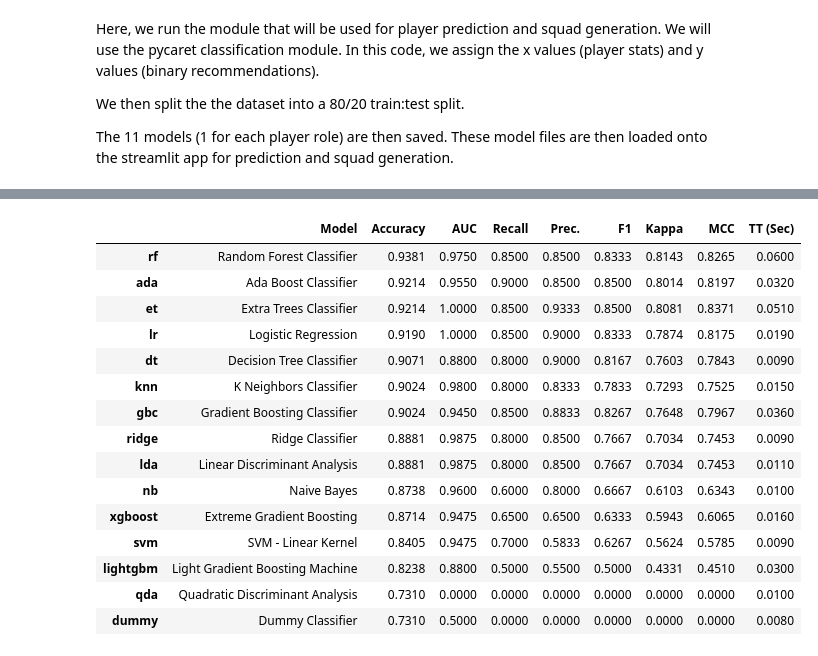
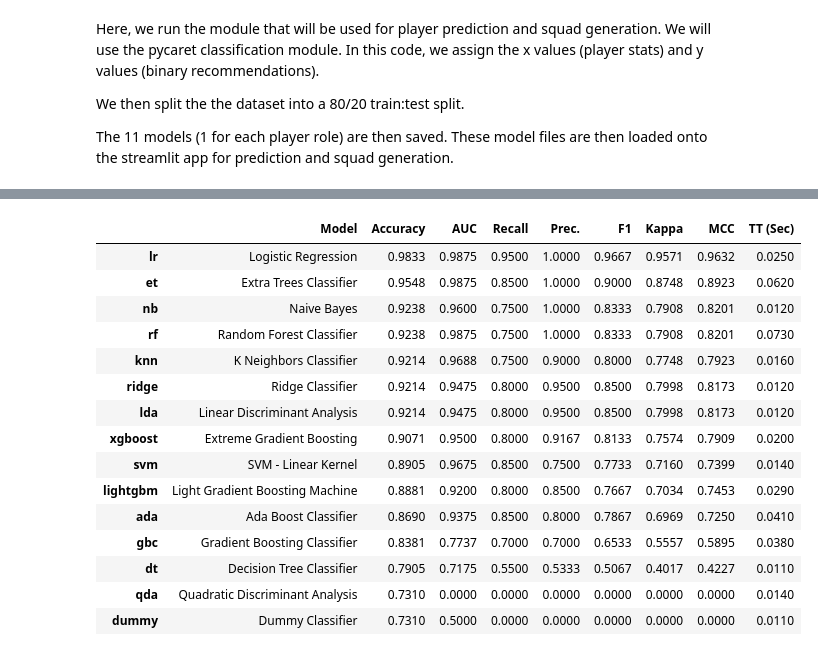
Before and after one commit to jaedenlowe/Goal-2030, a Jupyter notebook: 3. Final Model/02-modelling.ipynb, the cells around one changed output, grey strips where cells are left out. Drawn from its saved outputs; the diff is of its cells as text; code cells hidden in the pictures.

```diff
--- a/3. Final Model/02-modelling.ipynb
+++ b/3. Final Model/02-modelling.ipynb
@@ -9,12 +16,12 @@ The 11 models (1 for each player role) are then saved. These model files are the
 # %%
 import pandas as pd
 from pycaret.classification import setup, compare_models, predict_model, load_model, finalize_model, save_model, pull
-from sklearn.metrics import accuracy_score
+from sklearn.metrics import accuracy_score, f1_score
 from sklearn.model_selection import train_test_split
 import joblib
 
 # Load the CSV file into a DataFrame
-df = pd.read_csv('players_df_sin_reco.csv')
+df = pd.read_csv('../data/players_df_sin_reco.csv')
 
 # Assuming the last columns are the target labels and the rest are features
 X = df.iloc[:, 6:20]  # Select columns 7 to 20 (0-based index: 6 to 19)
@@ -27,7 +34,7 @@ X_train, X_test, y_train, y_test = train_test_split(X, y, test_size=0.2, random_
 target_columns = y.columns
 
 # Create an empty DataFrame to store results
-results_df = pd.DataFrame(columns=['target', 'accuracy'])
+results_df = pd.DataFrame(columns=['target', 'train_accuracy', 'test_accuracy', 'train_f1', 'test_f1', 'TT'])
 
 for target in target_columns:
     X_target_train = X_train.copy()
@@ -37,25 +44,73 @@ for target in target_columns:
     df_target = pd.concat([X_target_train, y_target_train], axis=1)
 
     # Setup PyCaret environment
-    clf = setup(data=df_target, target=target)
+    clf = setup(data=df_target, target=target, session_id=42)
 
     # Compare different models
     best_model = compare_models()
+
+    # Get the original results from compare_models, which includes 'TT'
+    compare_results = pull()
+
+    # Mapping from scikit-learn class names to PyCaret's model names
+    model_name_mapping = {
+        'LogisticRegression': 'Logistic Regression',
+        'KNeighborsClassifier': 'K Neighbors Classifier',
+        'DecisionTreeClassifier': 'Decision Tree Classifier',
+        'RidgeClassifier': 'Ridge Classifier',
+        'AdaBoostClassifier': 'Ada Boost Classifier',
+        'GradientBoostingClassifier': 'Gradient Boosting Classifier',
+        'LinearDiscriminantAnalysis': 'Linear Discriminant Analysis',
+        'ExtraTreesClassifier': 'Extra Trees Classifier',
+        'XGBClassifier': 'Extreme Gradient Boosting',
+        'GaussianNB': 'Naive Bayes',
+        'SVC': 'SVM - Linear Kernel',
+        'RandomForestClassifier': 'Random Forest Classifier',
+        'LGBMClassifier': 'Light Gradient Boosting Machine',
+        'QuadraticDiscriminantAnalysis': 'Quadratic Discriminant Analysis',
+        'DummyClassifier': 'Dummy Classifier'
+    }
+
+    # Extract the model name
+    model_name = type(best_model).__name__
+    pycaret_model_name = model_name_mapping.get(model_name)
+
+    # Extract testing time (TT) from compare_models results by matching the PyCaret model name
+    if pycaret_model_name:
+        testing_time_row = compare_results[compare_results['Model'] == pycaret_model_name]
+        if not testing_time_row.empty:
+            testing_time = testing_time_row['TT (Sec)'].values[0]
+        else:
+            print(f"No match found for model {pycaret_model_name} in compare_results.")
+            testing_time = None
+    else:
+        print(f"No mapping found for model {model_name}.")
+        testing_time = None
 
     # Finalize the best model
     final_model = finalize_model(best_model)
 
     # Predict on the test set
-    predictions = predict_model(final_model, data=X_target_test)
+    predictions_test = predict_model(final_model, data=X_target_test)
+    predictions_train = predict_model(final_model, data=X_target_train)
 
-    # Assuming 'prediction_label' is the predicted label column (adjust if necessary)
-    y_pred = predictions['prediction_label']
+    # Calculate test accuracy and F1 score
+    y_pred_test = predictions_test['prediction_label']
+    test_accuracy = accuracy_score(y_target_test, y_pred_test)
+    test_f1 = f1_score(y_target_test, y_pred_test, average='weighted')
 
-    # Calculate accuracy
-    accuracy = accuracy_score(y_target_test, y_pred)
+    # Calculate train accuracy and F1 score
+    y_pred_train = predictions_train['prediction_label']
+    train_accuracy = accuracy_score(y_target_train, y_pred_train)
+    train_f1 = f1_score(y_target_train, y_pred_train, average='weighted')
 
     # Append results to DataFrame
-    new_row = pd.DataFrame({'target': target, 'accuracy': accuracy}, index=[0])
+    new_row = pd.DataFrame({'target': target,
+                            'train_accuracy': train_accuracy,
+                            'test_accuracy': test_accuracy,
+                            'train_f1': train_f1,
+                            'test_f1': test_f1,
+                            'TT': testing_time},index=[0])
     results_df = pd.concat([results_df, new_row], ignore_index=True)
 
     # Save the model
@@ -125,16 +186,16 @@ Transformation Pipeline and Model Successfully Loaded
 |  | Model | Accuracy | AUC | Recall | Prec. | F1 | Kappa | MCC | TT (Sec) |
-| rf | Random Forest Classifier | 0.9381 | 0.9750 | 0.8500 | 0.8500 | 0.8333 | 0.8143 | 0.8265 | 0.0600 |
-| ada | Ada Boost Classifier | 0.9214 | 0.9550 | 0.9000 | 0.8500 | 0.8500 | 0.8014 | 0.8197 | 0.0320 |
-| et | Extra Trees Classifier | 0.9214 | 1.0000 | 0.8500 | 0.9333 | 0.8500 | 0.8081 | 0.8371 | 0.0510 |
-| lr | Logistic Regression | 0.9190 | 1.0000 | 0.8500 | 0.9000 | 0.8333 | 0.7874 | 0.8175 | 0.0190 |
-| dt | Decision Tree Classifier | 0.9071 | 0.8800 | 0.8000 | 0.9000 | 0.8167 | 0.7603 | 0.7843 | 0.0090 |
-| knn | K Neighbors Classifier | 0.9024 | 0.9800 | 0.8000 | 0.8333 | 0.7833 | 0.7293 | 0.7525 | 0.0150 |
-| gbc | Gradient Boosting Classifier | 0.9024 | 0.9450 | 0.8500 | 0.8833 | 0.8267 | 0.7648 | 0.7967 | 0.0360 |
-| ridge | Ridge Classifier | 0.8881 | 0.9875 | 0.8000 | 0.8500 | 0.7667 | 0.7034 | 0.7453 | 0.0090 |
-| lda | Linear Discriminant Analysis | 0.8881 | 0.9875 | 0.8000 | 0.8500 | 0.7667 | 0.7034 | 0.7453 | 0.0110 |
-| nb | Naive Bayes | 0.8738 | 0.9600 | 0.6000 | 0.8000 | 0.6667 | 0.6103 | 0.6343 | 0.0100 |
-| xgboost | Extreme Gradient Boosting | 0.8714 | 0.9475 | 0.6500 | 0.6500 | 0.6333 | 0.5943 | 0.6065 | 0.0160 |
-| svm | SVM - Linear Kernel | 0.8405 | 0.9475 | 0.7000 | 0.5833 | 0.6267 | 0.5624 | 0.5785 | 0.0090 |
-| lightgbm | Light Gradient Boosting Machine | 0.8238 | 0.8800 | 0.5000 | 0.5500 | 0.5000 | 0.4331 | 0.4510 | 0.0300 |
-| qda | Quadratic Discriminant Analysis | 0.7310 | 0.0000 | 0.0000 | 0.0000 | 0.0000 | 0.0000 | 0.0000 | 0.0100 |
-| dummy | Dummy Classifier | 0.7310 | 0.5000 | 0.0000 | 0.0000 | 0.0000 | 0.0000 | 0.0000 | 0.0080 |
+| lr | Logistic Regression | 0.9833 | 0.9875 | 0.9500 | 1.0000 | 0.9667 | 0.9571 | 0.9632 | 0.0250 |
+| et | Extra Trees Classifier | 0.9548 | 0.9875 | 0.8500 | 1.0000 | 0.9000 | 0.8748 | 0.8923 | 0.0620 |
+| nb | Naive Bayes | 0.9238 | 0.9600 | 0.7500 | 1.0000 | 0.8333 | 0.7908 | 0.8201 | 0.0120 |
+| rf | Random Forest Classifier | 0.9238 | 0.9875 | 0.7500 | 1.0000 | 0.8333 | 0.7908 | 0.8201 | 0.0730 |
+| knn | K Neighbors Classifier | 0.9214 | 0.9688 | 0.7500 | 0.9000 | 0.8000 | 0.7748 | 0.7923 | 0.0160 |
+| ridge | Ridge Classifier | 0.9214 | 0.9475 | 0.8000 | 0.9500 | 0.8500 | 0.7998 | 0.8173 | 0.0120 |
+| lda | Linear Discriminant Analysis | 0.9214 | 0.9475 | 0.8000 | 0.9500 | 0.8500 | 0.7998 | 0.8173 | 0.0120 |
+| xgboost | Extreme Gradient Boosting | 0.9071 | 0.9500 | 0.8000 | 0.9167 | 0.8133 | 0.7574 | 0.7909 | 0.0200 |
+| svm | SVM - Linear Kernel | 0.8905 | 0.9675 | 0.8500 | 0.7500 | 0.7733 | 0.7160 | 0.7399 | 0.0140 |
+| lightgbm | Light Gradient Boosting Machine | 0.8881 | 0.9200 | 0.8000 | 0.8500 | 0.7667 | 0.7034 | 0.7453 | 0.0290 |
+| ada | Ada Boost Classifier | 0.8690 | 0.9375 | 0.8500 | 0.8000 | 0.7867 | 0.6969 | 0.7250 | 0.0410 |
+| gbc | Gradient Boosting Classifier | 0.8381 | 0.7737 | 0.7000 | 0.7000 | 0.6533 | 0.5557 | 0.5895 | 0.0380 |
+| dt | Decision Tree Classifier | 0.7905 | 0.7175 | 0.5500 | 0.5333 | 0.5067 | 0.4017 | 0.4227 | 0.0110 |
+| qda | Quadratic Discriminant Analysis | 0.7310 | 0.0000 | 0.0000 | 0.0000 | 0.0000 | 0.0000 | 0.0000 | 0.0140 |
+| dummy | Dummy Classifier | 0.7310 | 0.5000 | 0.0000 | 0.0000 | 0.0000 | 0.0000 | 0.0000 | 0.0110 |
```
Also changed, not shown: parts of 15 cells of this notebook, 3 other files.
